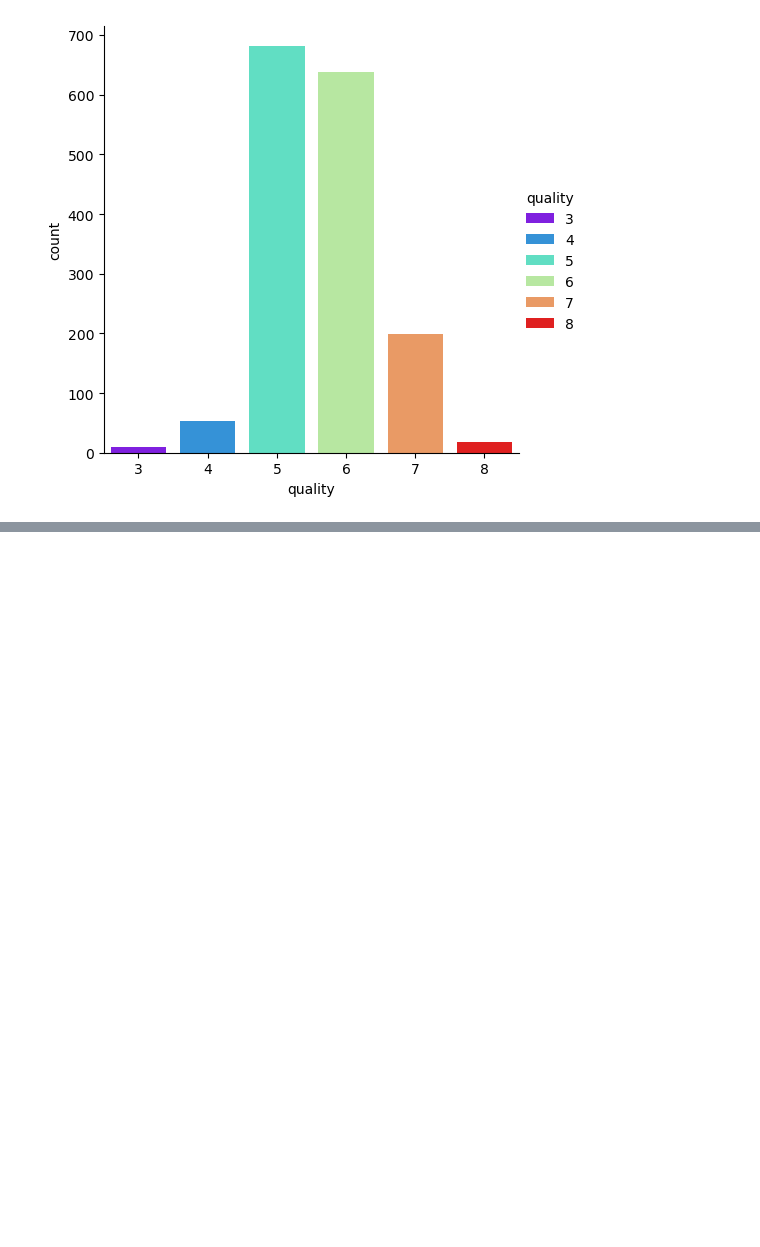
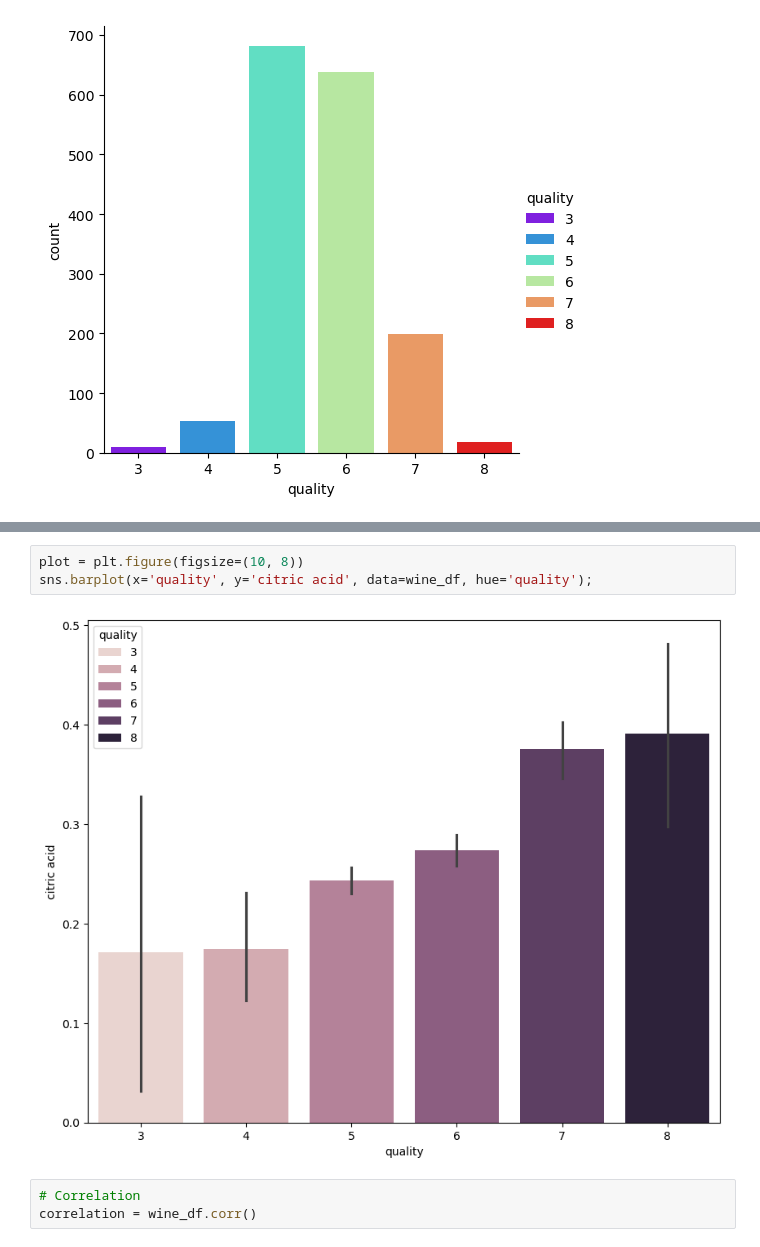
Before and after one commit to Aifedayo/Random-Forest-Red-and-White-Wine-Quality, a Jupyter notebook: src/notebook/red_and_white_wine_qa.ipynb, the cells around one changed output, grey strips where cells are left out. Drawn from its saved outputs; the diff is of its cells as text; blank space fills up the shorter version.

```diff
--- a/src/notebook/red_and_white_wine_qa.ipynb
+++ b/src/notebook/red_and_white_wine_qa.ipynb
@@ -82,0 +89,8 @@ sns.catplot(data=wine_df, x='quality', kind='count', hue='quality', palette='rai
+# %%
+plot = plt.figure(figsize=(10, 8))
+sns.barplot(x='quality', y='citric acid', data=wine_df, hue='quality');
+# %% [output]
+[figure, added]
+# %%
+# Correlation
+correlation = wine_df.corr()
```
Also changed, not shown: parts of 2 cells of this notebook.
